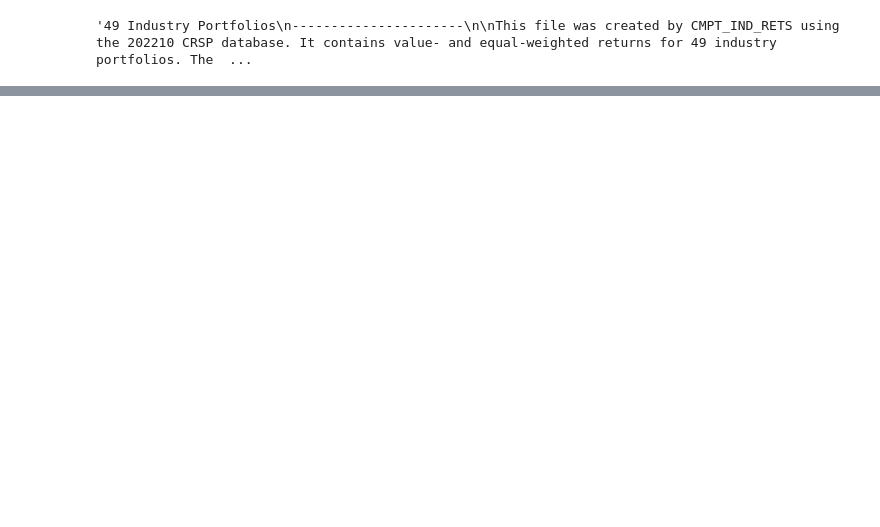
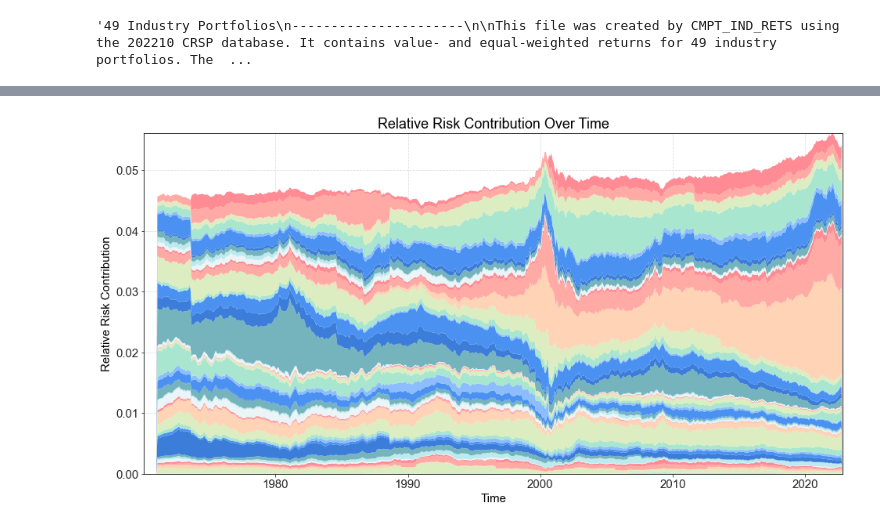
Before and after one commit to Christoffer9/Exam, a Jupyter notebook: Question 1 Most Up To Date.ipynb, the cells around one changed output, grey strips where cells are left out. Drawn from its saved outputs; the diff is of its cells as text; code cells hidden in the pictures; blank space fills up the shorter version.

```diff
--- a/Question 1 Most Up To Date.ipynb
+++ b/Question 1 Most Up To Date.ipynb
@@ -316,0 +238,42 @@ dtype: float64
+# %%
+# Defining Risk Contributions
+
+def calculate_risk_contribution(weights: np.ndarray, cov_matrix: np.ndarray, Months: int) -> np.ndarray:
+
+    """
+    Function that calculates relative risk contribution
+    Parameters
+    ----------
+    weights:
+        Portfolio weights
+    cov_matrix:
+        Covariance matrix
+
+    """
+
+    N = len(dates)
+    risk_contr_vector = np.zeros_like(log_returns)
+
+    for i in range(Months, N-1, 1):
+        cov_matrix = cov_mat_log_returns
+        weights_risk = weights[i-1,:]
+
+        total_risk = np.sqrt(weights_risk @ cov_matrix @ weights_risk)
+        inner_derivative = cov_matrix @ weights_risk
+
+        risk_contr = inner_derivative / total_risk
+        risk_contr_vector[i,:] = risk_contr * weights_risk
+
+    return risk_contr_vector
+# %%
+# Plot The Relative Risk Contribution
+
+rel_risk_contrib = calculate_risk_contribution(weights_ENC, cov_mat_log_returns, 12)
+
+fig, ax = plt.subplots(figsize=(16, 8))
+ax.stackplot(dates, rel_risk_contrib.T);
+ax.set_xlabel("Time")
+ax.set_ylabel("Relative Risk Contribution")
+ax.set_title("Relative Risk Contribution Over Time");
+# %% [output]
+[figure, added]
```
Also changed, not shown: parts of 19 cells of this notebook.
